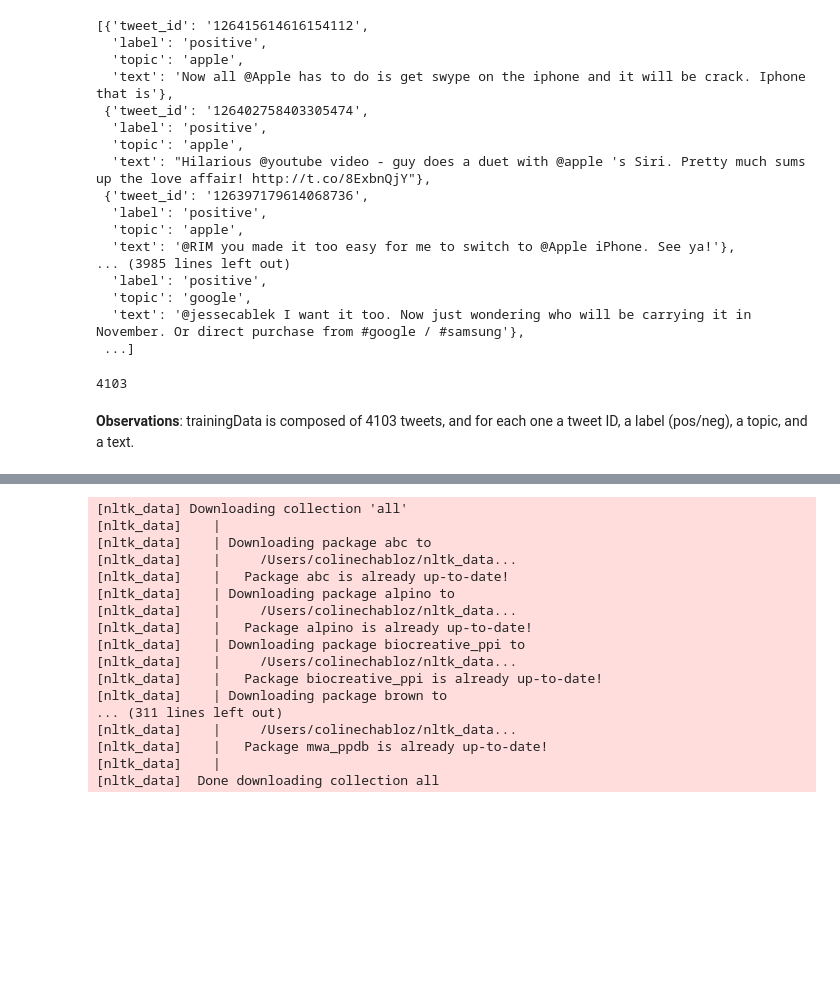
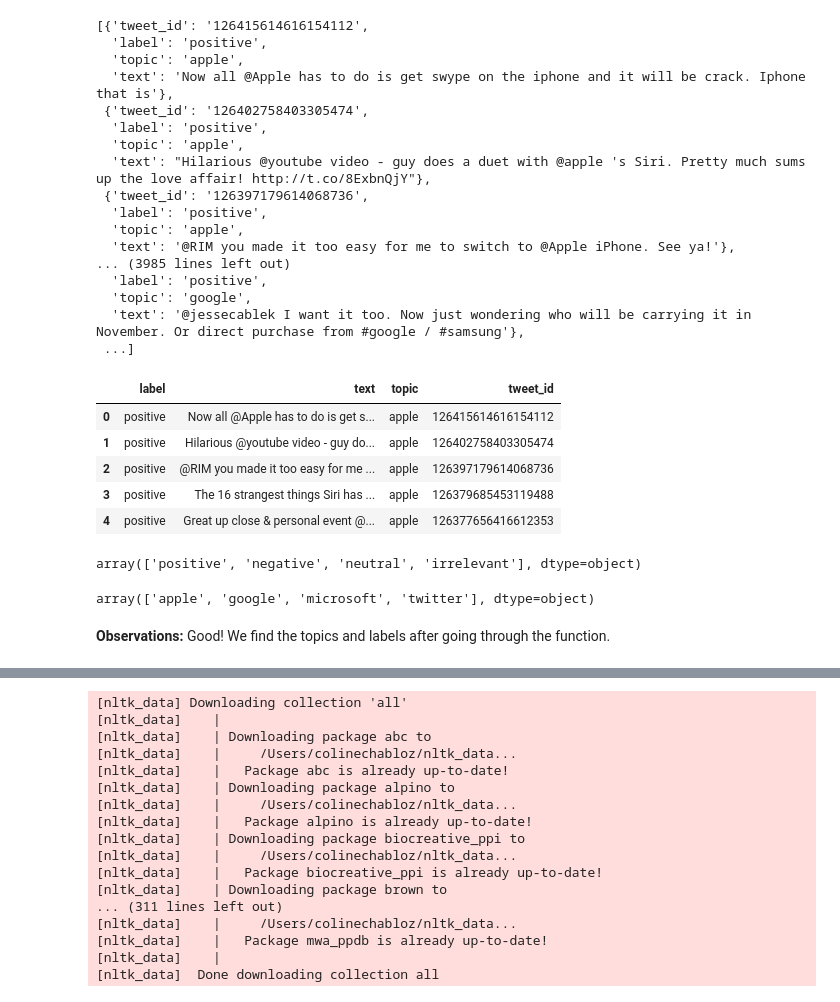
Before and after one commit to Crosita/Capstone-Project-2, a Jupyter notebook: Capstone Project 2 - Sentiment Analysis on Tweets about the movie "Joker".ipynb, the cells around one changed output, grey strips where cells are left out. Saved outputs shown, nothing was run; the diff lists cells and outputs as text; code cells hidden in the pictures; blank space fills up the shorter version.

```diff
--- a/Capstone Project 2 - Sentiment Analysis on Tweets about the movie "Joker".ipynb
+++ b/Capstone Project 2 - Sentiment Analysis on Tweets about the movie "Joker".ipynb
@@ -225,9 +279,27 @@ trainingData
   'topic': 'google',
   'text': '@jessecablek I want it too. Now just wondering who will be carrying it in November. Or direct purchase from #google / #samsung'},
  ...]
-# %%
-len(trainingData)
-# %% [output]
-4103
-# %% [markdown]
-**Observations**: trainingData is composed of 4103 tweets, and for each one a tweet ID, a label (pos/neg), a topic, and a text.
+# %%
+# Transform list into dataframe for easier manipulation
+df_trainingData = pd.DataFrame(trainingData)
+# %%
+df_trainingData.head()
+# %% [output]
+|  | label | text | topic | tweet_id |
+| 0 | positive | Now all @Apple has to do is get s... | apple | 126415614616154112 |
+| 1 | positive | Hilarious @youtube video - guy do... | apple | 126402758403305474 |
+| 2 | positive | @RIM you made it too easy for me ... | apple | 126397179614068736 |
+| 3 | positive | The 16 strangest things Siri has ... | apple | 126379685453119488 |
+| 4 | positive | Great up close & personal event @... | apple | 126377656416612353 |
+# %%
+# Check that we find the same values for Label column
+df_trainingData[df_trainingData.columns[0]].unique()
+# %% [output]
+array(['positive', 'negative', 'neutral', 'irrelevant'], dtype=object)
+# %%
+# Check that we find the same values for Topic column
+df_trainingData[df_trainingData.columns[2]].unique()
+# %% [output]
+array(['apple', 'google', 'microsoft', 'twitter'], dtype=object)
+# %% [markdown]
+**Observations:** Good! We find the topics and labels after going through the function.
```
Also changed, not shown: parts of 51 cells of this notebook.
